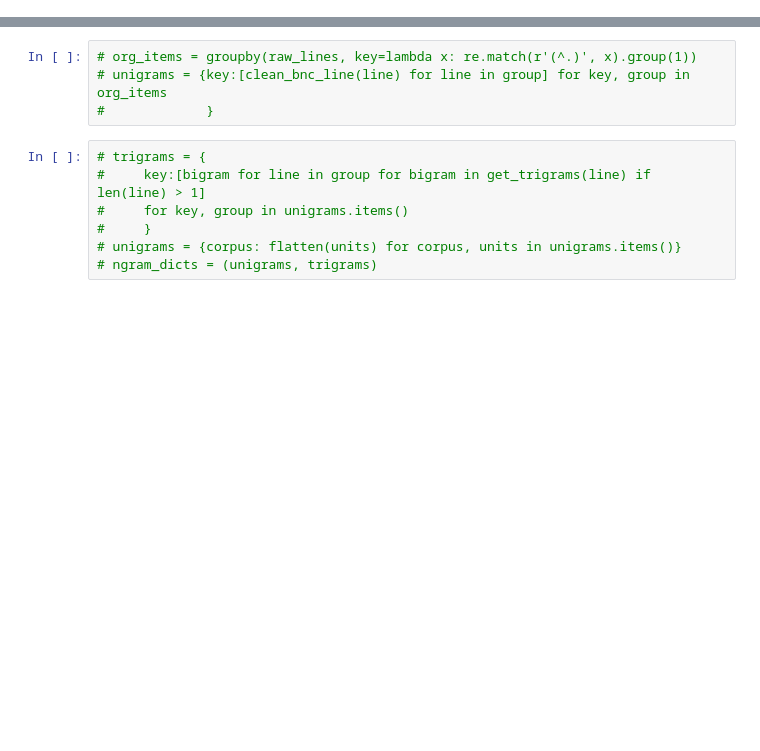
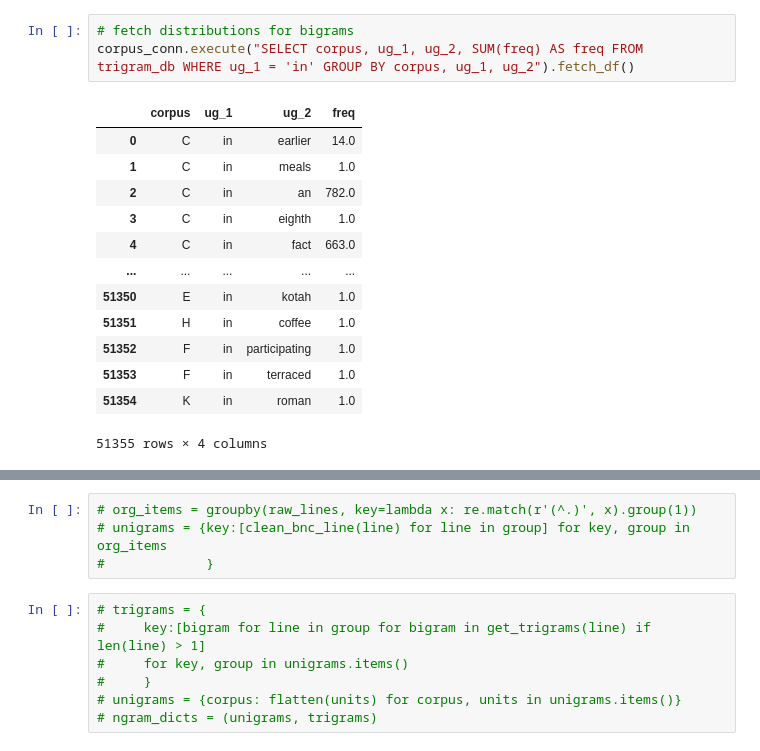
Before and after one commit to contreraskallens/MWU_measures, a Jupyter notebook: scratch.ipynb, the cells around one changed output, grey strips where cells are left out. Cells and saved outputs as stored; diff of their text form; blank space fills up the shorter version.

```diff
--- a/scratch.ipynb
+++ b/scratch.ipynb
@@ -28,0 +126,17 @@ this_corpus.set_totals()
+# %%
+# fetch distributions for bigrams
+corpus_conn.execute("SELECT corpus, ug_1, ug_2, SUM(freq) AS freq FROM trigram_db WHERE ug_1 = 'in' GROUP BY corpus, ug_1, ug_2").fetch_df()
+# %% [output]
+|  | corpus | ug_1 | ug_2 | freq |
+| 0 | C | in | earlier | 14.0 |
+| 1 | C | in | meals | 1.0 |
+| 2 | C | in | an | 782.0 |
+| 3 | C | in | eighth | 1.0 |
+| 4 | C | in | fact | 663.0 |
+| ... | ... | ... | ... | ... |
+| 51350 | E | in | kotah | 1.0 |
+| 51351 | H | in | coffee | 1.0 |
+| 51352 | F | in | participating | 1.0 |
+| 51353 | F | in | terraced | 1.0 |
+| 51354 | K | in | roman | 1.0 |
+51355 rows × 4 columns
```
Also changed, not shown: parts of 35 cells of this notebook, 4 other files.
